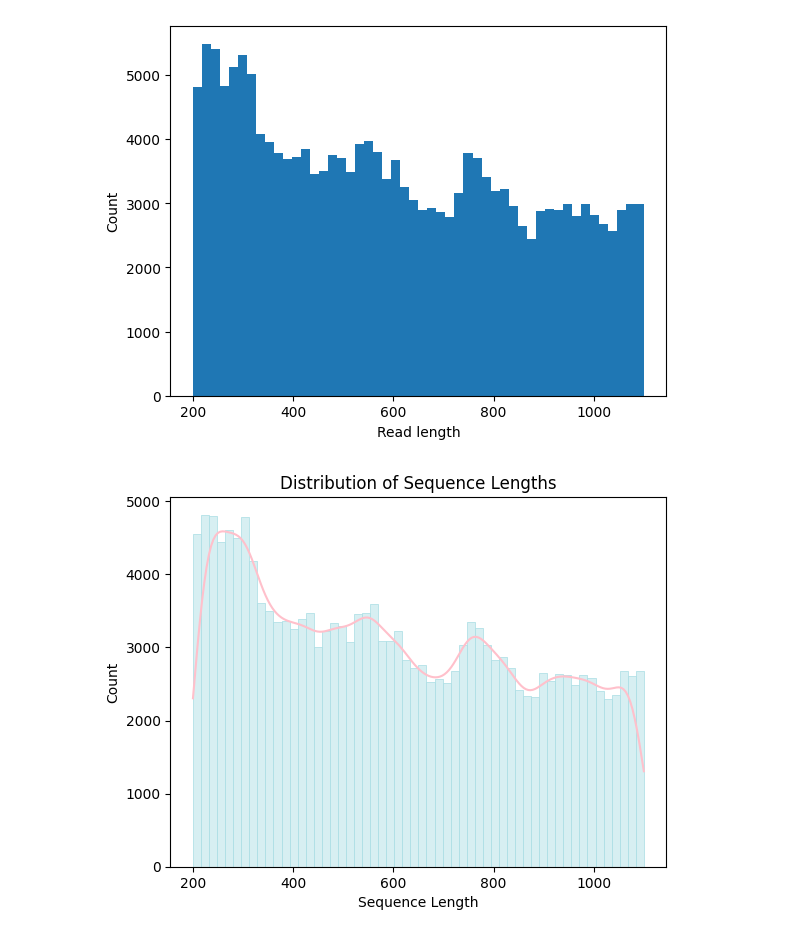
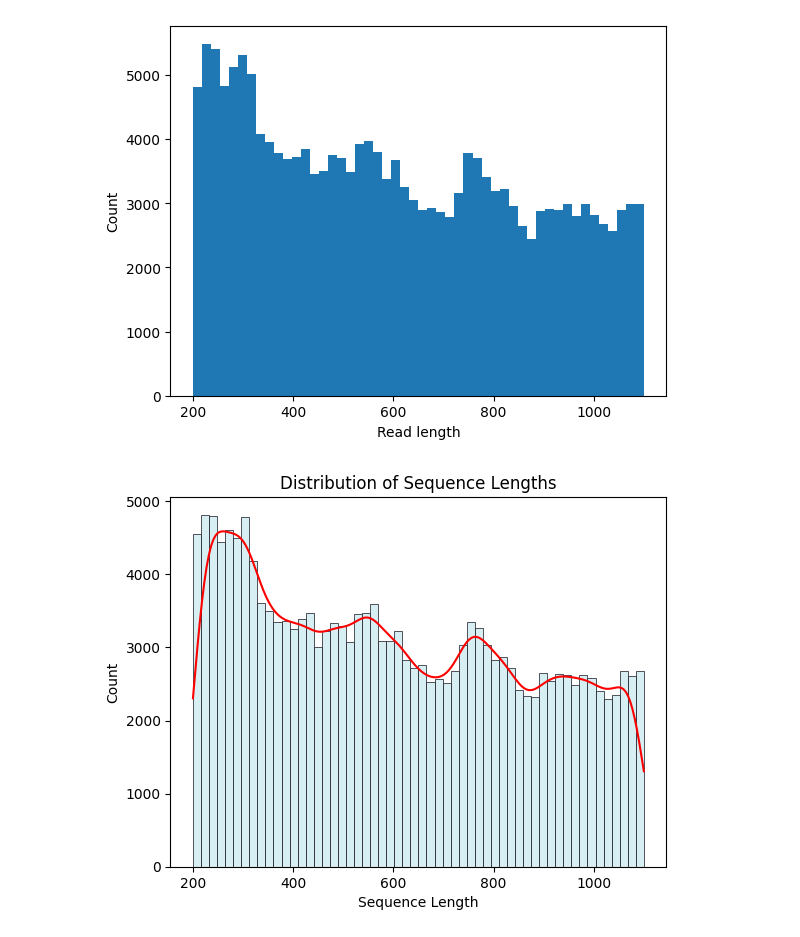
Before and after one commit to farazrahman/techtalk-wids-ps-23, a Jupyter notebook: analyze-fastq.ipynb, the cells around one changed output. Cells and saved outputs as stored; diff of their text form; code cells hidden in the pictures.

```diff
--- a/analyze-fastq.ipynb
+++ b/analyze-fastq.ipynb
@@ -17,14 +17,14 @@ plt.show()
 # %% [output]
 [figure]
 # %%
-ax = sns.histplot(read_lengths, kde=True, color="powderblue", edgecolor="powderblue")
-ax.lines[0].set_color('pink')
+ax = sns.histplot(read_lengths, kde=True, color="powderblue", edgecolor="#2E2E39")
+ax.lines[0].set_color('red')
 plt.xlabel("Sequence Length")
 plt.ylabel("Count")
 plt.title("Distribution of Sequence Lengths")
 plt.show()
 # %% [output]
-[figure, old version]
+[figure, new version]
 # %%
 fastq_file = "SRR17066006.fastq"
 records = SeqIO.parse(fastq_file, "fastq")
```
Also changed, not shown: parts of 4 cells of this notebook.
